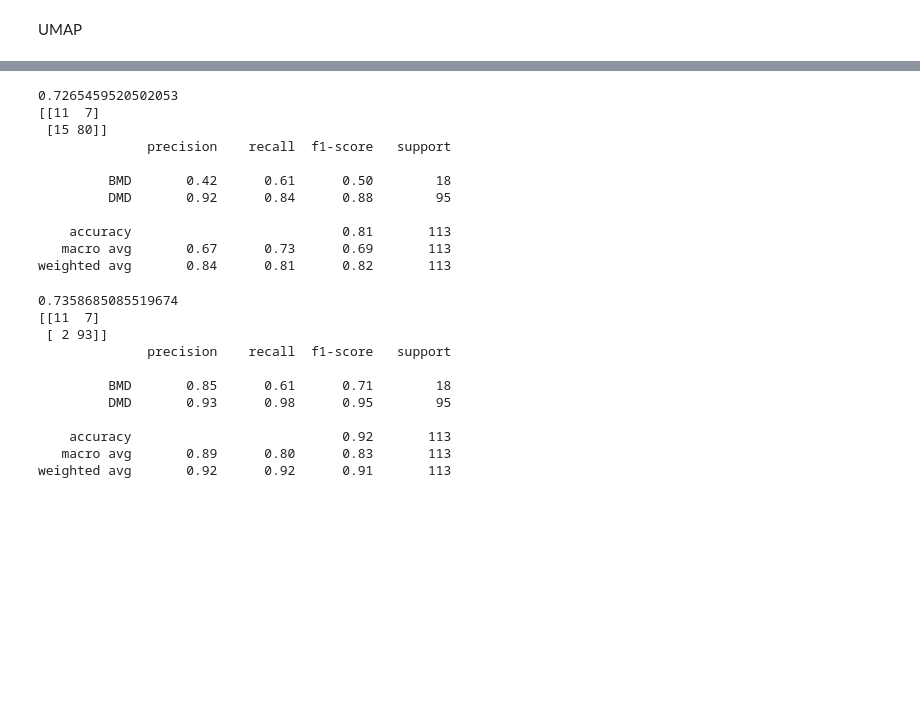
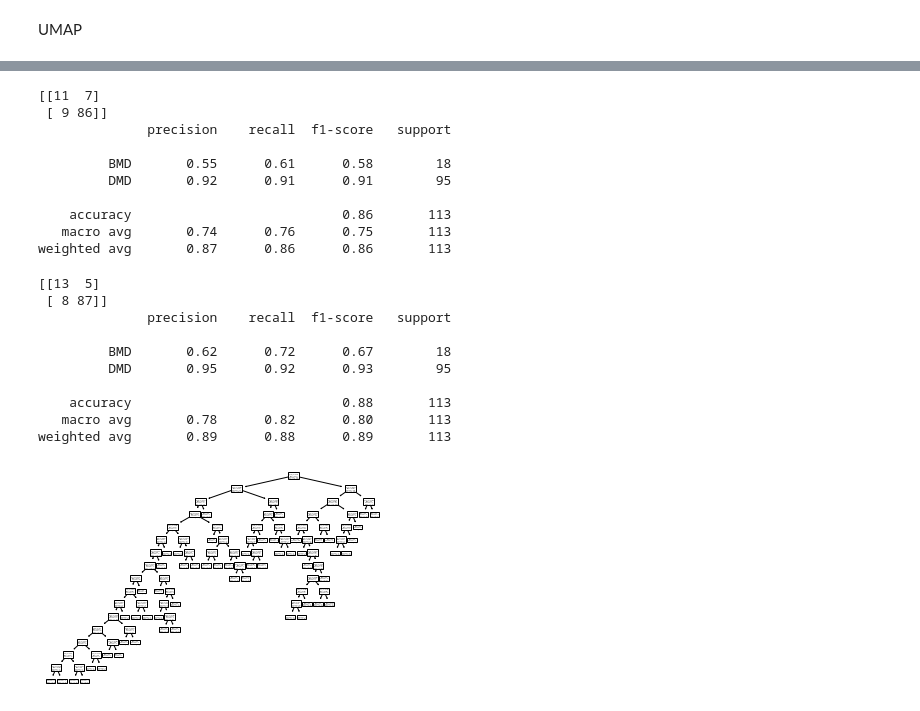
Before and after one commit to crelicthecleric/MD-ML-MQP, a Jupyter notebook: ML.ipynb, the cells around one changed output, grey strips where cells are left out. Saved outputs shown, nothing was run; the diff lists cells and outputs as text; code cells hidden in the pictures; blank space fills up the shorter version.

```diff
--- a/ML.ipynb
+++ b/ML.ipynb
@@ -94,11 +91,5 @@ def scorer(X, y, model):
 # %%
 X = exons.drop(["key", "Disease_Type"], axis=1)
-X = StandardScaler().fit_transform(exons_data)
+X = StandardScaler().fit_transform(X)
 y = exons["Disease_Type"]
 X_train, X_test, y_train, y_test = train_test_split(X, y, test_size = 0.20, stratify=y)
-svclassifier = SVC()
-print(scorer(X, y, svclassifier)[0])
-svclassifier.fit(X_train, y_train)
-y_pred = svclassifier.predict(X_test)
-print(confusion_matrix(y_test,y_pred))
-print(classification_report(y_test,y_pred))
@@ -106,0 +96,6 @@ NameError: name 'exons' is not defined
+# %%
+svm = SVC()
+svm.fit(X_train, y_train)
+y_pred = svm.predict(X_test)
+print(confusion_matrix(y_test,y_pred))
+print(classification_report(y_test,y_pred))
@@ -107,38 +113,36 @@ NameError: name 'exons' is not defined
 # %%
-isoform_lm = LogisticRegression()
-print(scorer(X, y, isoform_lm)[0])
-isoform_lm.fit(X_train, y_train)
-y_pred = isoform_lm.predict(X_test)
+lr = LogisticRegression()
+lr.fit(X_train, y_train)
+y_pred = lr.predict(X_test)
 print(confusion_matrix(y_test,y_pred))
 print(classification_report(y_test,y_pred))
 # %% [output]
-0.7265459520502053
 [[11  7]
- [15 80]]
+ [ 9 86]]
               precision    recall  f1-score   support
 
-         BMD       0.42      0.61      0.50        18
-         DMD       0.92      0.84      0.88        95
+         BMD       0.55      0.61      0.58        18
+         DMD       0.92      0.91      0.91        95
 
-    accuracy                           0.81       113
-   macro avg       0.67      0.73      0.69       113
-weighted avg       0.84      0.81      0.82       113
+    accuracy                           0.86       113
+   macro avg       0.74      0.76      0.75       113
+weighted avg       0.87      0.86      0.86       113
 # %%
-metric_lm = LogisticRegression()
-print(scorer(X, y, metric_lm)[0])
-metric_lm.fit(X_train, y_train)
-y_pred = metric_lm.predict(X_test)
+dt = tree.DecisionTreeClassifier()
+dt = dt.fit(X_train, y_train)
+y_pred = dt.predict(X_test)
+tree.plot_tree(dt)
 print(confusion_matrix(y_test,y_pred))
 print(classification_report(y_test,y_pred))
 # %% [output]
-0.7358685085519674
-[[11  7]
- [ 2 93]]
+[[13  5]
+ [ 8 87]]
               precision    recall  f1-score   support
 
-         BMD       0.85      0.61      0.71        18
-         DMD       0.93      0.98      0.95        95
+         BMD       0.62      0.72      0.67        18
+         DMD       0.95      0.92      0.93        95
 
-    accuracy                           0.92       113
-   macro avg       0.89      0.80      0.83       113
-weighted avg       0.92      0.92      0.91       113
+    accuracy                           0.88       113
+   macro avg       0.78      0.82      0.80       113
+weighted avg       0.89      0.88      0.89       113
+[figure, added]
```
Also changed, not shown: parts of 15 cells of this notebook, 5 other files.
